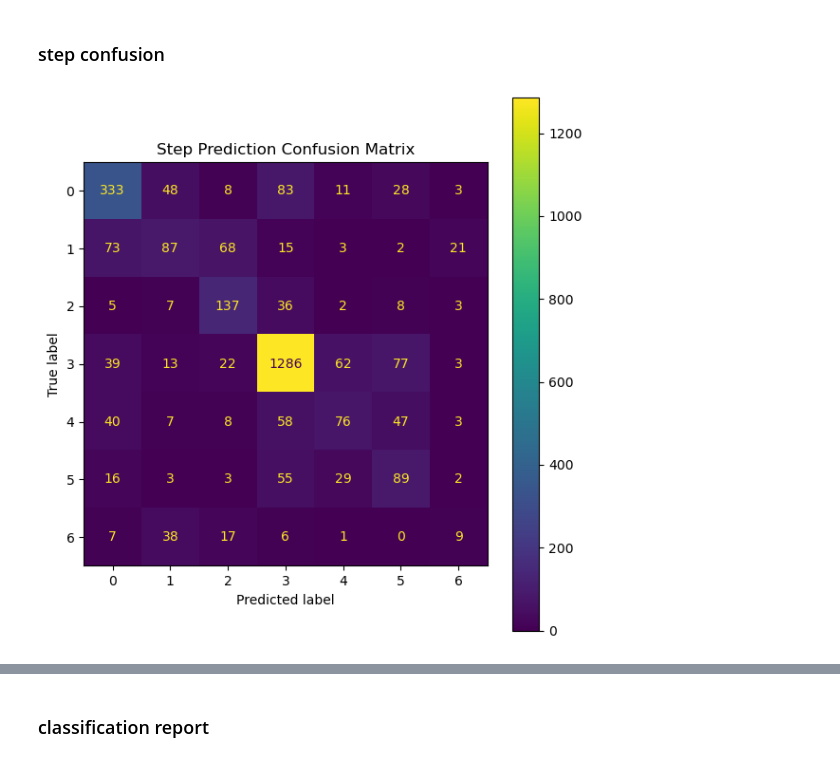
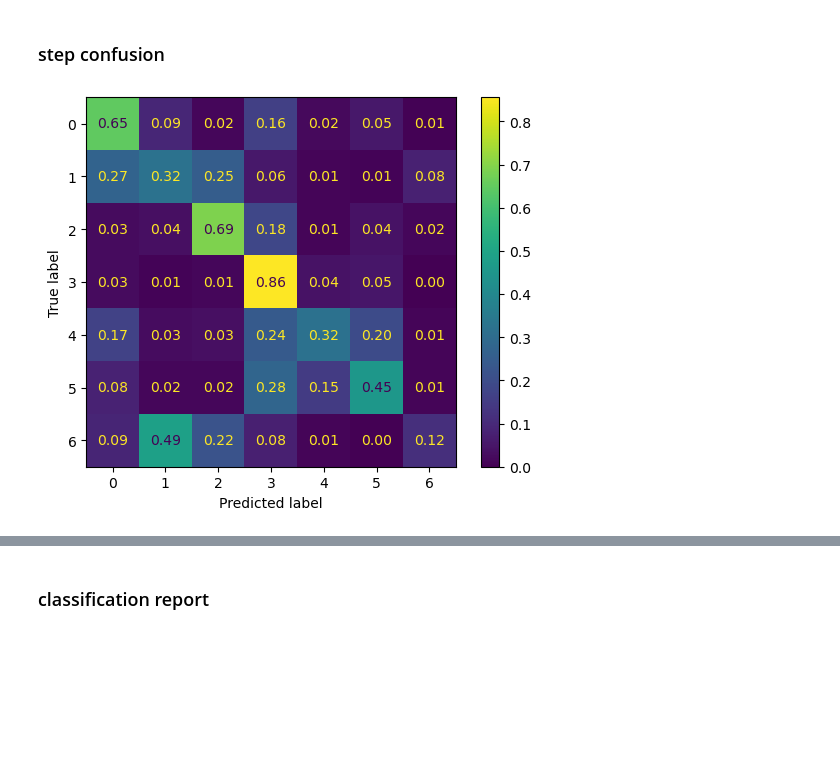
Before and after one commit to Lo122/LSTM_HRC, a Jupyter notebook: model_lstm/LSTM_train original.ipynb, the cells around one changed output, grey strips where cells are left out. Cells and saved outputs as stored; diff of their text form; code cells hidden in the pictures; blank space fills up the shorter version.

```diff
--- a/model_lstm/LSTM_train original.ipynb
+++ b/model_lstm/LSTM_train original.ipynb
@@ -61,10 +61,12 @@ mode = "seq2one"  # "seq2one" or "seq2seq"
 
 hidden_layer = 64
 
-train_shuffle = False
+train_shuffle = True
 
 dropout = 0.2
 num_layers = 1
+
+weighted_loss = True
 # %% [markdown]
 ## load training data
 # %%
@@ -721,6 +772,14 @@ num_layers = best_model_config.get("num_layers", 1)
 dropout = best_model_config.get("dropout", 0.0)
 num_mistakes = best_model_config["num_mistakes"]
 lambda_mistake = best_model_config["lambda_mistake"]
+
+# Restore the training weights; older runs used ordinary cross entropy.
+saved_step_weights = best_model_config.get("step_class_weights")
+step_ce_loss = nn.CrossEntropyLoss(
+    weight=(torch.tensor(saved_step_weights, dtype=torch.float32, device=device)
+            if saved_step_weights is not None else None),
+    reduction="none",
+)
 # %%
 model_eval = AssistLSTM(
     input_dim=input_dim,
@@ -771,7 +830,7 @@ with torch.no_grad():
 
         step_logits, progress_pred, mistake_pred = model_eval(x)
 
-        loss_step = ce_loss(step_logits, y_step)
+        loss_step = step_ce_loss(step_logits, y_step).mean()
         loss_progress = mse_loss(progress_pred, y_progress)
         loss_mistake = ce_loss(mistake_pred, y_mistake)
         loss = lambda_step * loss_step + lambda_progress * loss_progress + lambda_mistake * loss_mistake
@@ -782,12 +841,12 @@ with torch.no_grad():
 
         batch_size = x.size(0)
 
-        total_loss += loss.item()
-        total_step_loss += loss_step.item()
-        total_progress_loss += loss_progress.item()
-        total_mistake_loss += loss_mistake.item()
+        total_loss += loss.item() * batch_size
+        total_step_loss += loss_step.item() * batch_size
+        total_progress_loss += loss_progress.item() * batch_size
+        total_mistake_loss += loss_mistake.item() * batch_size
         total_mistake_correct += (preds_mistake == y_mistake).sum().item()
-        total_progress_mae += progress_mae.item()
+        total_progress_mae += progress_mae.item() * batch_size
 
         total_correct += (preds_step == y_step).sum().item()
         total_samples += batch_size
@@ -808,12 +867,12 @@ with torch.no_grad():
                 ),
             })
 
-test_loss = total_loss / len(test_loader)
-test_step_loss = total_step_loss / len(test_loader)
-test_progress_loss = total_progress_loss / len(test_loader)
-test_progress_mae = total_progress_mae / len(test_loader)
+test_loss = total_loss / total_samples
+test_step_loss = total_step_loss / total_samples
+test_progress_loss = total_progress_loss / total_samples
+test_progress_mae = total_progress_mae / total_samples
 test_acc = total_correct / total_samples
-test_mistake_loss = total_mistake_loss / len(test_loader)
+test_mistake_loss = total_mistake_loss / total_samples
 test_mistake_acc = total_mistake_correct / total_samples
 
 results = {
@@ -893,26 +952,31 @@ plt.close(fig)
 # %%
 from sklearn.metrics import confusion_matrix, ConfusionMatrixDisplay
 
 cm = confusion_matrix(
     pred_df["true_step"],
     pred_df["pred_step"]
 )
 
 fig, ax = plt.subplots(figsize=(6, 6))
 
-disp = ConfusionMatrixDisplay(confusion_matrix=cm)
+disp = ConfusionMatrixDisplay.from_predictions(
+    pred_df["true_step"],
+    pred_df["pred_step"],
+    normalize="true",
+    values_format=".2f"
+    )
 disp.plot(cmap=None, ax=ax)
 
 ax.set_title("Step Prediction Confusion Matrix")
 fig.tight_layout()
 
 fig.savefig(
     best_model_path_dir / "step_prediction_confusion_matrix.png",
     dpi=200,
     bbox_inches="tight"
 )
 
-plt.show()
+# plt.show()
 plt.close(fig)
 # %% [output]
-[figure, old version]
+[figure, new version]
```
Also changed, not shown: parts of 6 cells of this notebook, 35 other files.
